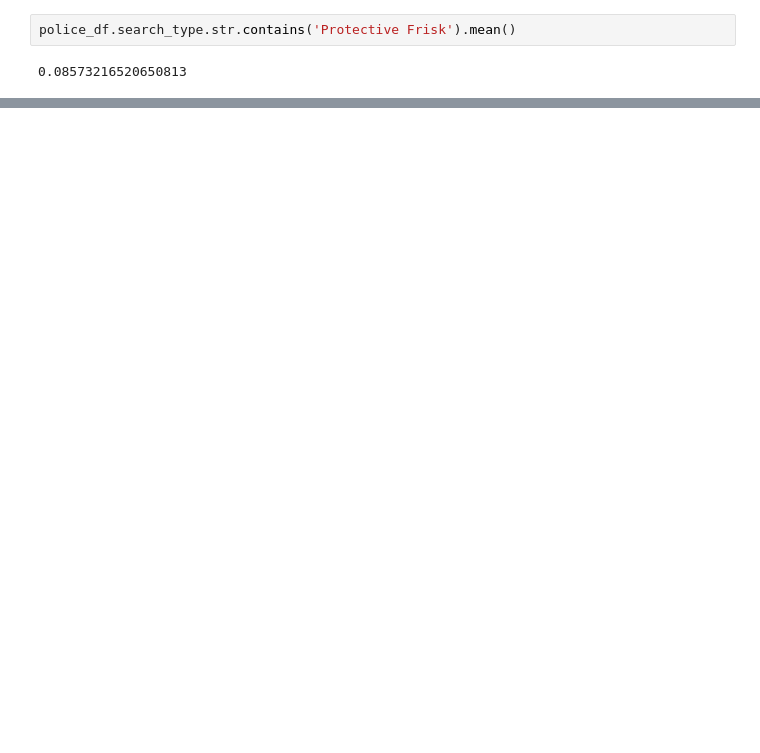
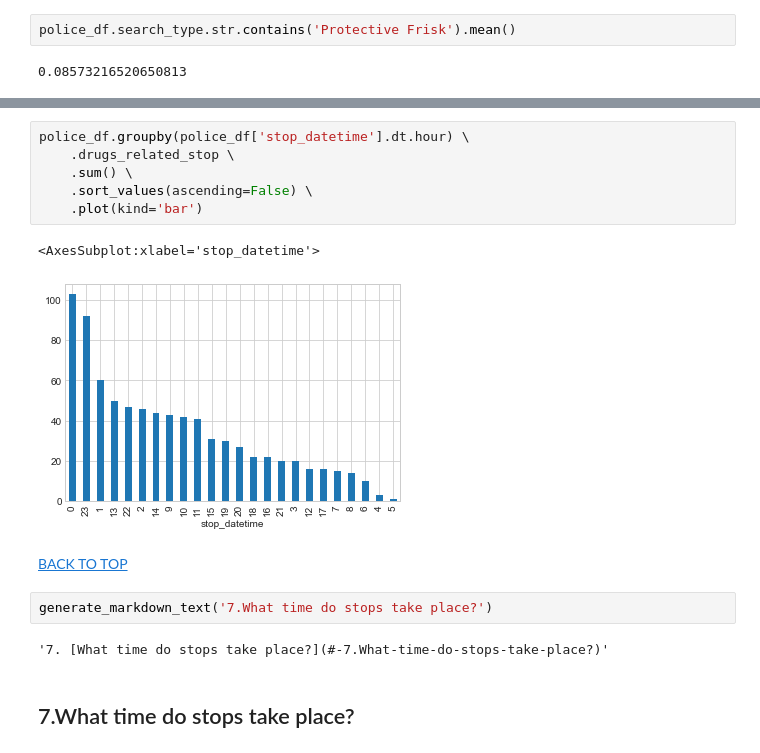
Before and after one commit to benkaan001/pandas_and_beyond, a Jupyter notebook: analyze_data/04_standford_open_policing_project.ipynb, the cells around one changed output, grey strips where cells are left out. Saved outputs shown, nothing was run; the diff lists cells and outputs as text; blank space fills up the shorter version.

Commit message:
complete open policing

```diff
--- a/analyze_data/04_standford_open_policing_project.ipynb
+++ b/analyze_data/04_standford_open_policing_project.ipynb
@@ -432,0 +654,19 @@ police_df.search_type.str.contains('Protective Frisk').mean()
+# %%
+police_df.groupby(police_df['stop_datetime'].dt.hour) \
+    .drugs_related_stop \
+    .sum() \
+    .sort_values(ascending=False) \
+    .plot(kind='bar')
+# %% [output]
+<AxesSubplot:xlabel='stop_datetime'>
+[figure, added]
+# %% [markdown]
+[BACK TO TOP][def]
+
+[def]: ##-Standford-Open-Policing-Project-Data-Analysis
+# %%
+generate_markdown_text('7.What time do stops take place?')
+# %% [output]
+'7. [What time do stops take place?](#-7.What-time-do-stops-take-place?)'
+# %% [markdown]
+## 7.What time do stops take place?
```
Also changed, not shown: parts of 111 cells of this notebook.
